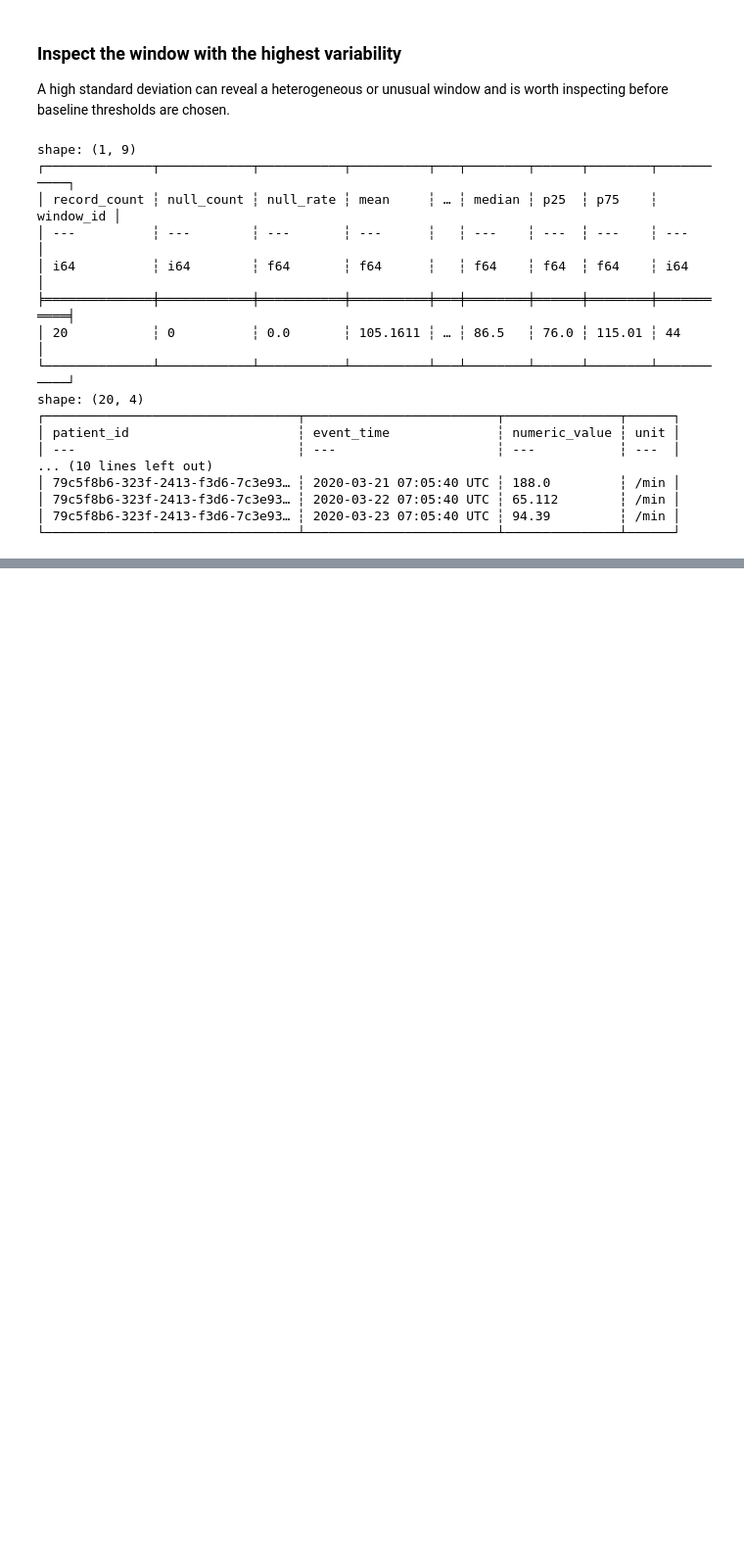
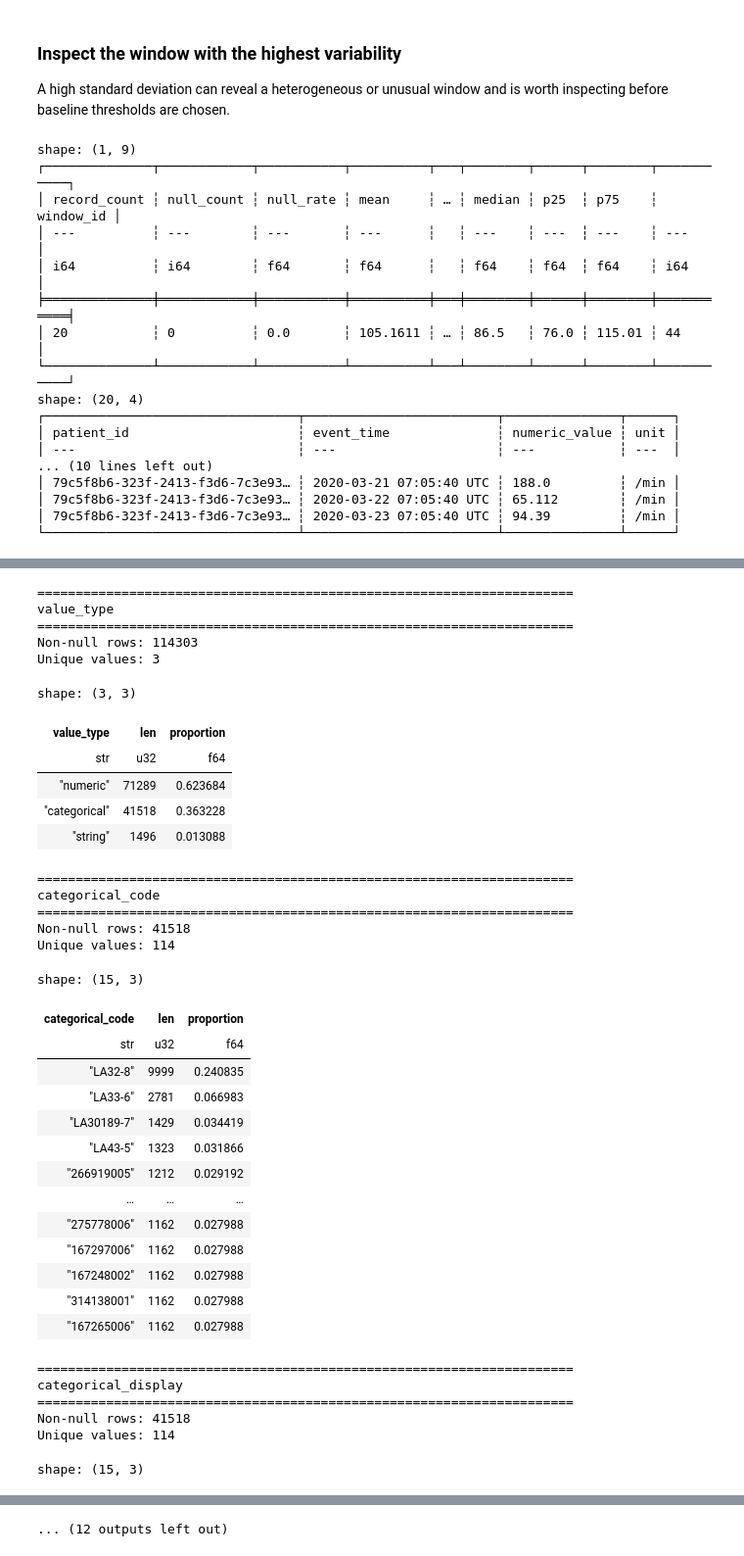
Before and after one commit to YaqeenData/sentinel, a Jupyter notebook: notebooks/01_data_exploration.ipynb, the cells around one changed output, grey strips where cells are left out. Shown at 98% size. Cells and saved outputs as stored; diff of their text form; code cells hidden in the pictures; blank space fills up the shorter version.

```diff
--- a/notebooks/01_data_exploration.ipynb
+++ b/notebooks/01_data_exploration.ipynb
@@ -657,0 +660,43 @@ shape: (20, 4)
+# %%
+import polars as pl
+
+path = "gs://sentinel-de-fhir-data/silver/observations/run_id=001/observations.parquet"
+
+df = pl.read_parquet(path)
+
+candidates = [
+    "status",
+    "value_type",
+    "categorical_code",
+    "categorical_display",
+    "code",
+    "display",
+    "parent_code",
+    "parent_display",
+]
+
+for column in candidates:
+    non_null = df.filter(pl.col(column).is_not_null())
+
+    print("\n" + "=" * 70)
+    print(column)
+    print("=" * 70)
+    print("Non-null rows:", non_null.height)
+    print("Unique values:", non_null[column].n_unique())
+
+    if non_null.height == 0:
+        continue
+
+    distribution = (
+        non_null
+        .group_by(column)
+        .len()
+        .with_columns(
+            (pl.col("len") / pl.col("len").sum()).alias("proportion")
+        )
+        .sort("len", descending=True)
+        .head(15)
+    )
+
+    display(distribution)
+# %% [output]
@@ -657,0 +712,36 @@ shape: (20, 4)
+======================================================================
+value_type
+======================================================================
+Non-null rows: 114303
+Unique values: 3
+shape: (3, 3)
+| value_type | len | proportion |
+| str | u32 | f64 |
+| "numeric" | 71289 | 0.623684 |
+| "categorical" | 41518 | 0.363228 |
+| "string" | 1496 | 0.013088 |
+======================================================================
+categorical_code
+======================================================================
+Non-null rows: 41518
+Unique values: 114
+shape: (15, 3)
+| categorical_code | len | proportion |
+| str | u32 | f64 |
+| "LA32-8" | 9999 | 0.240835 |
+| "LA33-6" | 2781 | 0.066983 |
+| "LA30189-7" | 1429 | 0.034419 |
+| "LA43-5" | 1323 | 0.031866 |
+| "266919005" | 1212 | 0.029192 |
+| … | … | … |
+| "275778006" | 1162 | 0.027988 |
+| "167297006" | 1162 | 0.027988 |
+| "167248002" | 1162 | 0.027988 |
+| "314138001" | 1162 | 0.027988 |
+| "167265006" | 1162 | 0.027988 |
+======================================================================
+categorical_display
+======================================================================
+Non-null rows: 41518
+Unique values: 114
+shape: (15, 3)
@@ -657,0 +761 @@ shape: (20, 4)
+... (12 outputs left out)
```
Also changed, not shown: parts of 6 cells of this notebook, 32 other files.
